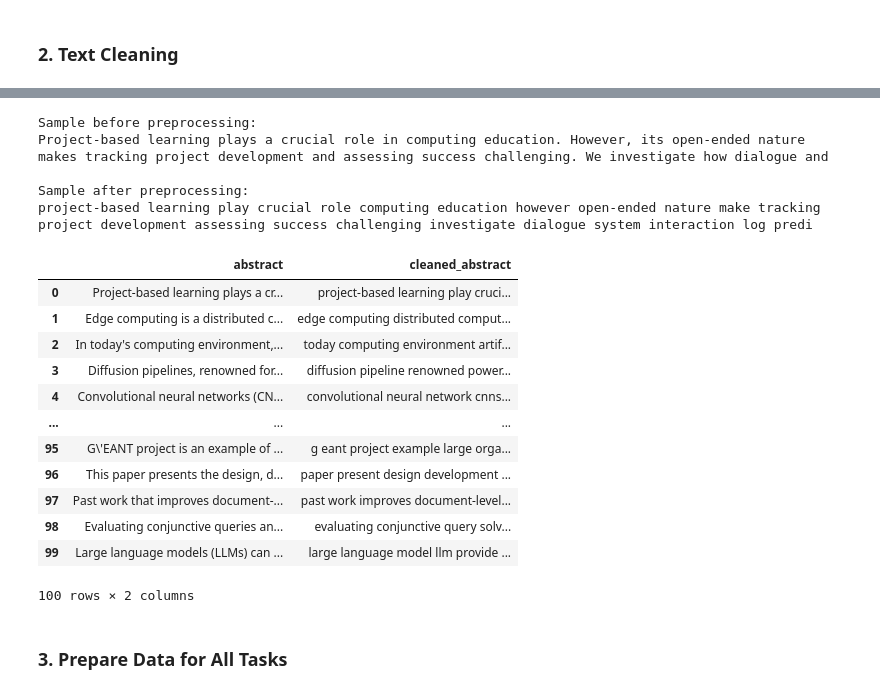
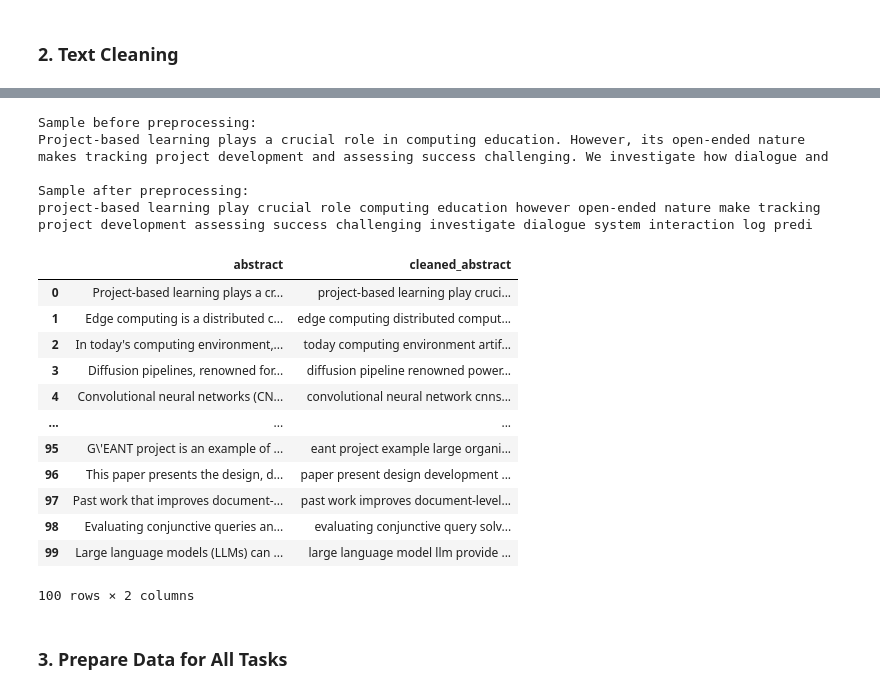
Before and after one commit to ryan-tzw/ml-project, a Jupyter notebook: notebooks/preprocessing.ipynb, the cells around one changed output, grey strips where cells are left out. Drawn from its saved outputs; the diff is of its cells as text; code cells hidden in the pictures.

Commit message:
Edited single letters

```diff
--- a/notebooks/preprocessing.ipynb
+++ b/notebooks/preprocessing.ipynb
@@ -218,17 +218,19 @@ class TextPreprocessor:
         # Tokenize
         words = text.split()
 
-        # Remove stopwords
+        # 7. FILTER: Remove stopwords AND all single letters (length > 1)
+        # This ensures 'e' and 'g' are removed even if stopwords are being processed
         if self.remove_stopwords:
-            words = [word for word in words if word not in self.stop_words]
+            words = [w for w in words if w not in self.stop_words and len(w) > 1]
+        else:
+            words = [w for w in words if len(w) > 1]
 
         # Apply stemming or lemmatization
         if self.use_stemming:
-            words = [self.stemmer.stem(word) for word in words]
+            words = [self.stemmer.stem(w) for w in words]
         elif self.use_lemmatization:
-            words = [self.lemmatizer.lemmatize(word) for word in words]
+            words = [self.lemmatizer.lemmatize(w) for w in words]
 
-        # Join back into text
         return ' '.join(words)
 
 # Apply preprocessing to abstracts
@@ -254,17 +256,17 @@ display(train_df.head(100)[['abstract', 'cleaned_abstract']])
 [nltk_data]   Package punkt is already up-to-date!
 Sample before preprocessing:
 Project-based learning plays a crucial role in computing education. However, its open-ended nature makes tracking project development and assessing success challenging. We investigate how dialogue and
 
 Sample after preprocessing:
 project-based learning play crucial role computing education however open-ended nature make tracking project development assessing success challenging investigate dialogue system interaction log predi
 |  | abstract | cleaned_abstract |
 | 0 | Project-based learning plays a cr... | project-based learning play cruci... |
 | 1 | Edge computing is a distributed c... | edge computing distributed comput... |
 | 2 | In today's computing environment,... | today computing environment artif... |
 | 3 | Diffusion pipelines, renowned for... | diffusion pipeline renowned power... |
 | 4 | Convolutional neural networks (CN... | convolutional neural network cnns... |
 | ... | ... | ... |
-| 95 | G\'EANT project is an example of ... | g eant project example large orga... |
+| 95 | G\'EANT project is an example of ... | eant project example large organi... |
 | 96 | This paper presents the design, d... | paper present design development ... |
 | 97 | Past work that improves document-... | past work improves document-level... |
 | 98 | Evaluating conjunctive queries an... | evaluating conjunctive query solv... |
```
Also changed, not shown: parts of 1 cell of this notebook.
